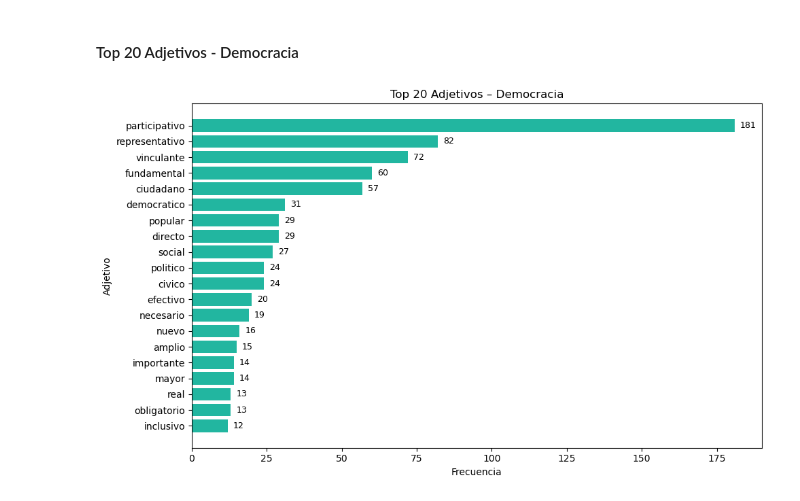
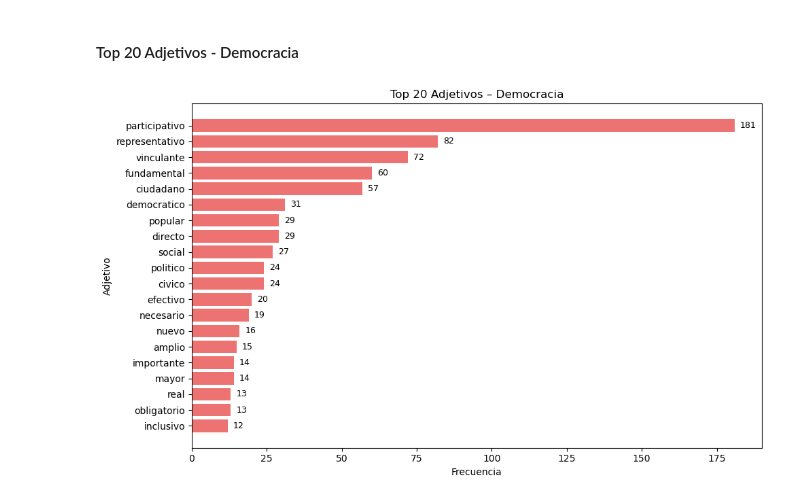
Before and after one commit to Vikktor93/tarea1-NLP, a Jupyter notebook: tarea1_victor_saldivia.ipynb, the cells around one changed output. Cells and saved outputs as stored; diff of their text form; code cells hidden in the pictures.

```diff
--- a/tarea1_victor_saldivia.ipynb
+++ b/tarea1_victor_saldivia.ipynb
@@ -422,28 +424,28 @@ plt.show()
 # %% [markdown]
 #### Top 20 Adjetivos - Democracia
 # %%
-# DataFrame de adjetivos
+# Nuevo dataFrame de adjetivos
 adj_df = pd.DataFrame(adj_counts.most_common(20), columns=['adjetivo','frecuencia'])
 
 plt.figure(figsize=(10,6))
-bars = plt.barh(adj_df['adjetivo'], adj_df['frecuencia'], color="#22B6A0")
+bars = plt.barh(adj_df['adjetivo'], adj_df['frecuencia'], color="#ED7272")
 
 # Etiquetas de datos
 for bar in bars:
     width = bar.get_width()
     plt.text(
         width + max(adj_df['frecuencia']) * 0.01,
         bar.get_y() + bar.get_height()/2,
         f'{int(width)}',
         va='center',
         fontsize=9
     )
 
 plt.xlabel('Frecuencia')
 plt.ylabel('Adjetivo')
 plt.title(f'Top 20 Adjetivos – {concepto_elegido}')
 plt.gca().invert_yaxis()
 plt.tight_layout()
 plt.show()
 # %% [output]
-[figure, old version]
+[figure, new version]
```
Also changed, not shown: parts of 5 cells of this notebook.
